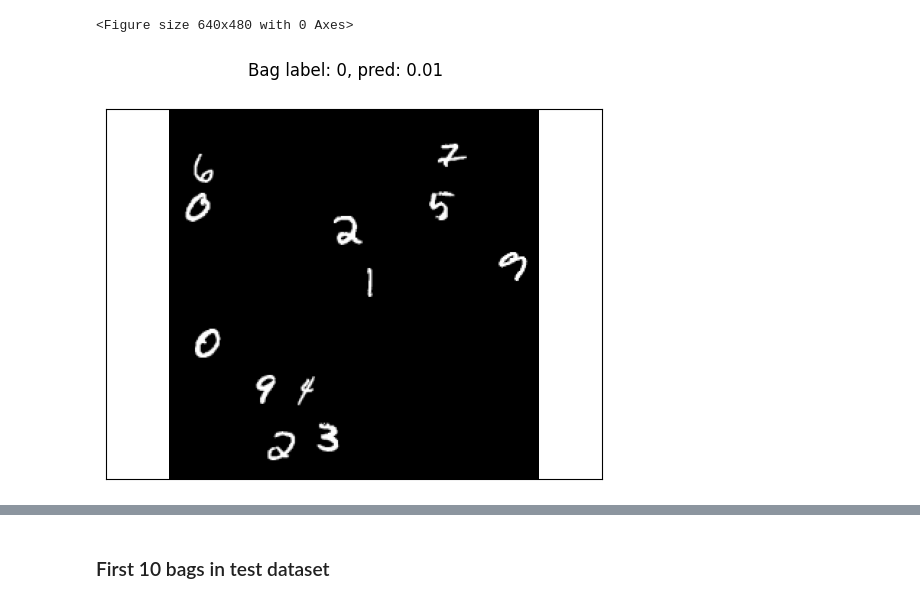
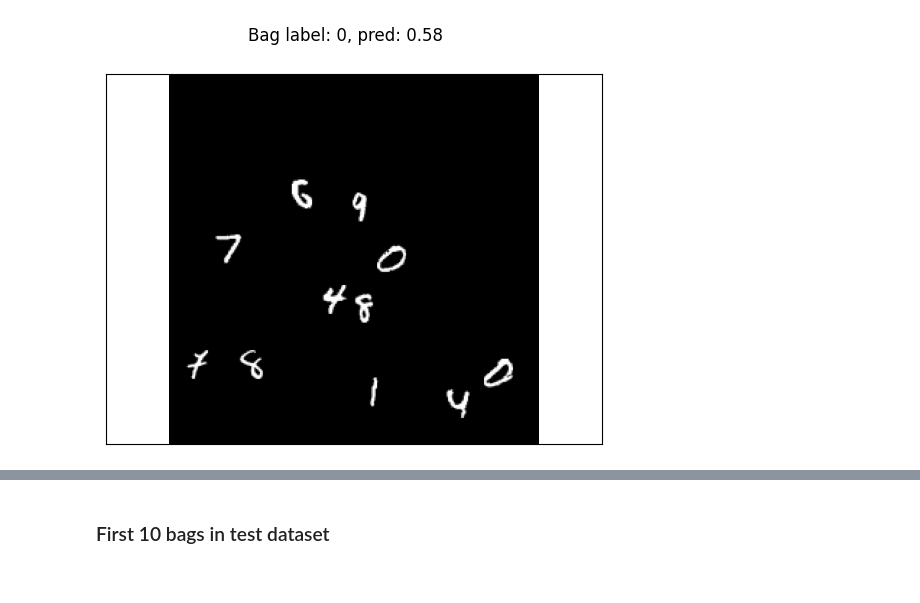
Before and after one commit to georg-wolflein/das-mil, a Jupyter notebook: mnist_visualisation.ipynb, the cells around one changed output, grey strips where cells are left out. Cells and saved outputs as stored; diff of their text form; code cells hidden in the pictures.

Commit message:
MNIST visualisations

```diff
--- a/mnist_visualisation.ipynb
+++ b/mnist_visualisation.ipynb
@@ -15,6 +15,7 @@ import os
 import wandb
 import omegaconf
 from pathlib import Path
+from PIL import Image
 os.environ["HYDRA_FULL_ERROR"] = "1"
 
 
@@ -31,6 +32,8 @@ WANDB_ENTITY = "georgw7777"
 WANDB_PROJECT = "mil"
 RUN_ID = "zb2yp78c"
 RUN_ID = "w6vh47hn"
+RUN_ID = "qriawk5a"
+RUN_ID = "vfo4u9wo"
 
 # Load run configuration
 api = wandb.Api()
@@ -53,10 +56,9 @@ model.eval()
 DistanceAwareSelfAttentionHead.SAVE_INTERMEDIATE = True
 attention_layer = find_submodule(model, DistanceAwareSelfAttentionHead)
 # %%
-bag = test_ds[20]
+bag = test_ds[75]
 y_pred, _ = model(bag)
-plt.figure()
-_ = plot_bag(bag, y_pred=y_pred, collage_size=test_ds.collage_size)
+img = plot_bag(bag, y_pred=y_pred, collage_size=test_ds.collage_size)
+Image.fromarray((img*255).astype(np.uint8)).save("mnist_neg.png")
 # %% [output]
-<Figure size 640x480 with 0 Axes>
-[figure, old version]
+[figure, new version]
```
Also changed, not shown: parts of 5 cells of this notebook, 3 other files.
